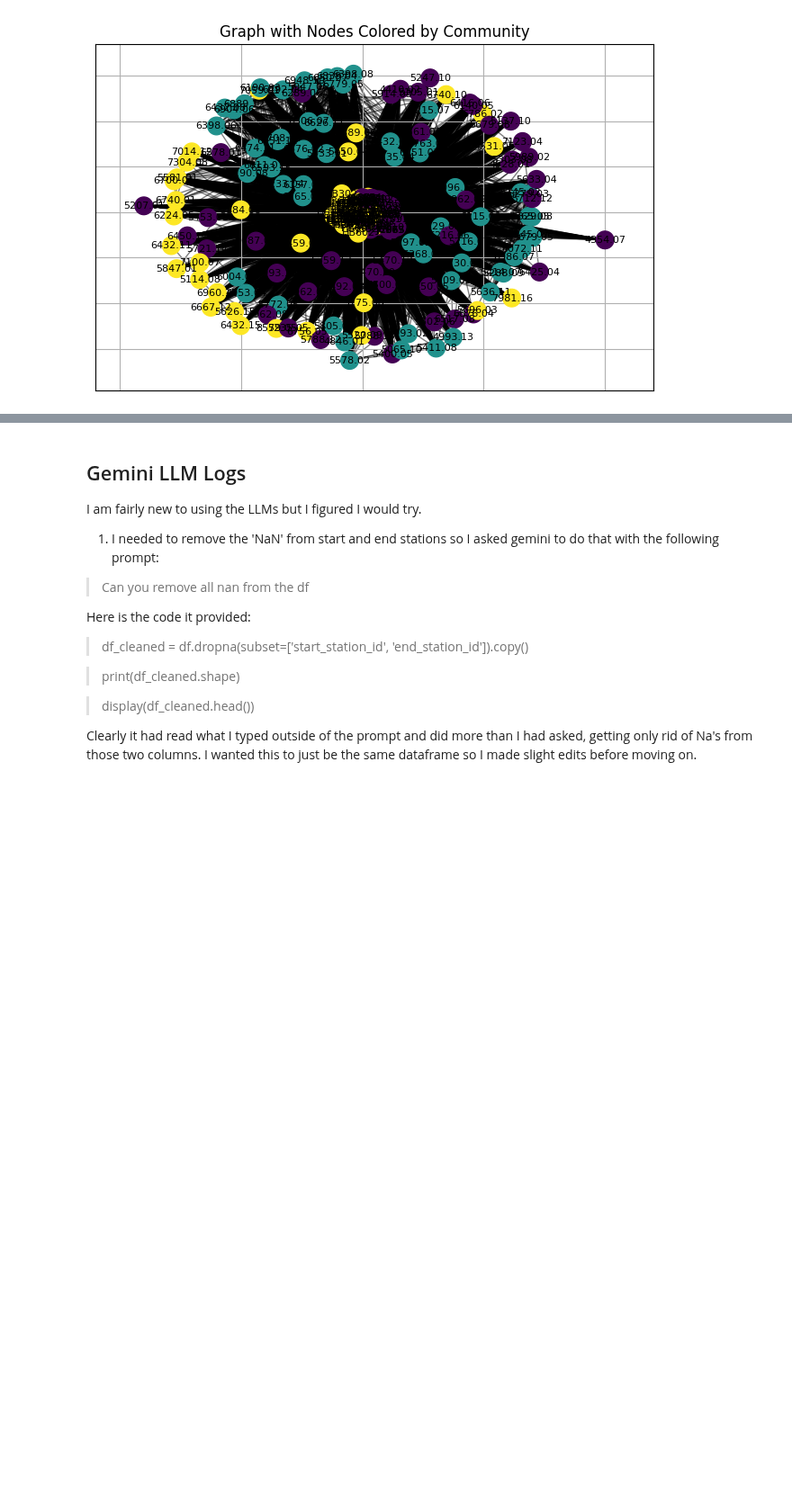
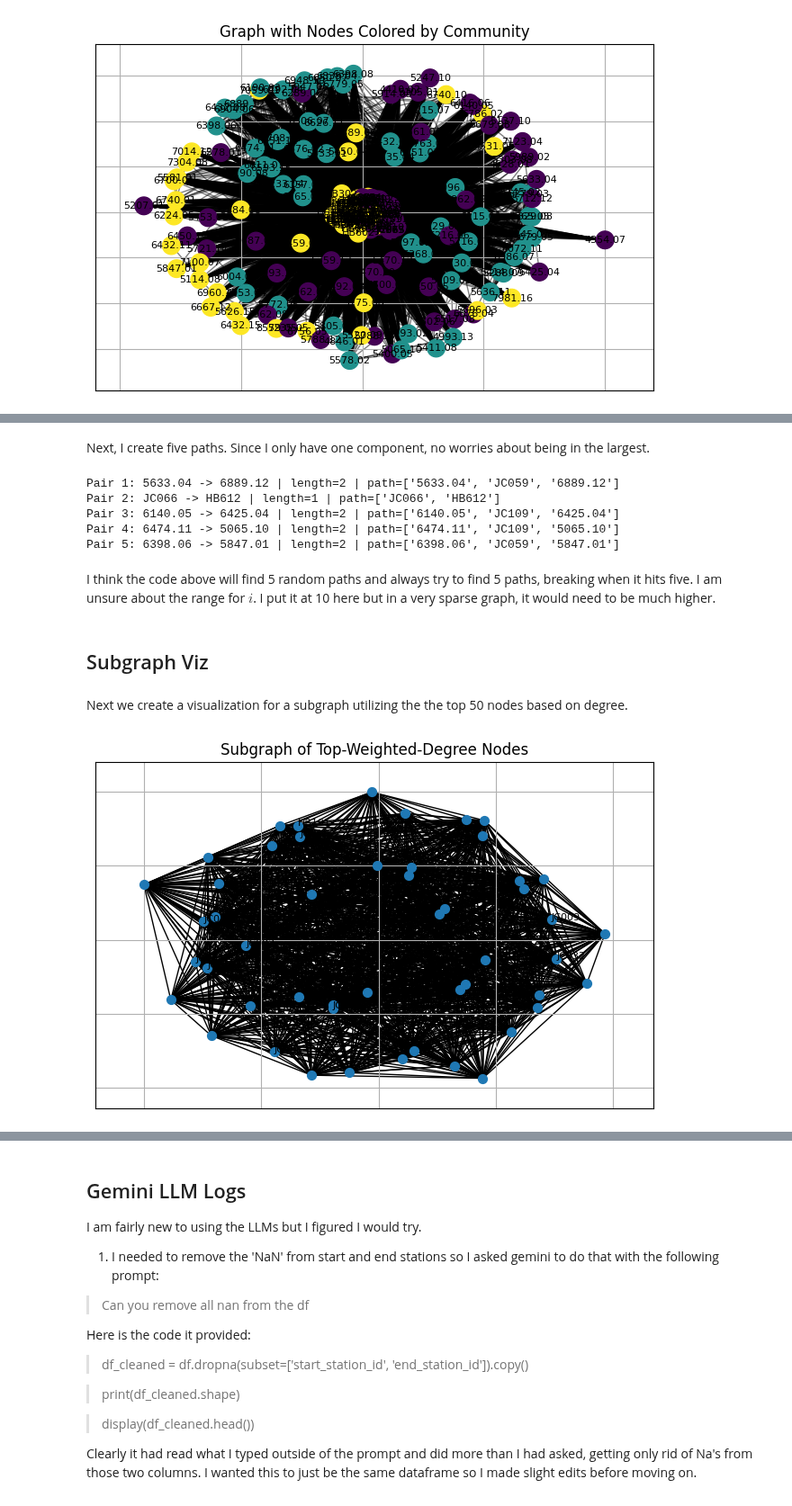
Before and after one commit to nurfnick/NetworkScience, a Jupyter notebook: HomeworkAssignments/Homework1.ipynb, the cells around one changed output, grey strips where cells are left out. Shown at 90% size. Cells and saved outputs as stored; diff of their text form; code cells hidden in the pictures; blank space fills up the shorter version.

```diff
--- a/HomeworkAssignments/Homework1.ipynb
+++ b/HomeworkAssignments/Homework1.ipynb
@@ -155,7 +155,7 @@ from networkx.algorithms import bipartite
 bottom_nodes = [n for n,d in B.nodes(data=True) if d.get('bipartite')==1]
 G = bipartite.weighted_projected_graph(B, bottom_nodes)
 largest_cc = max(nx.connected_components(G), key=len)
-G = G.subgraph(largest_cc).copy()
+#G = G.subgraph(largest_cc).copy() This was commented out because it did not change the shape of the graph.  It was already one giant component
 print('Projected G:', G.number_of_nodes(), 'nodes /', G.number_of_edges(), 'edges')
 # %% [output]
 Projected G: 213 nodes / 14250 edges
@@ -436,0 +439,43 @@ plt.show()
+# %% [markdown]
+Next, I create five paths.  Since I only have one component, no worries about being in the largest.
+# %%
+import random
+nodes = list(G.nodes())
+pathsfound = 0
+for i in range(10):
+     s, t = random.sample(nodes, 2)
+     if pathsfound >= 5:
+         break
+     try:
+         p = nx.shortest_path(G, s, t, weight=None)
+         print(f'Pair {pathsfound+1}: {s} -> {t} | length={len(p)-1} | path={p}')
+         pathsfound += 1
+     except nx.NetworkXNoPath:
+         print('No path found; resample if needed')
+# %% [output]
+Pair 1: 5633.04 -> 6889.12 | length=2 | path=['5633.04', 'JC059', '6889.12']
+Pair 2: JC066 -> HB612 | length=1 | path=['JC066', 'HB612']
+Pair 3: 6140.05 -> 6425.04 | length=2 | path=['6140.05', 'JC109', '6425.04']
+Pair 4: 6474.11 -> 5065.10 | length=2 | path=['6474.11', 'JC109', '5065.10']
+Pair 5: 6398.06 -> 5847.01 | length=2 | path=['6398.06', 'JC059', '5847.01']
+# %% [markdown]
+I think the code above will find 5 random paths and always try to find 5 paths, breaking when it hits five.  I am unsure about the range for $i$.  I put it at 10 here but in a very sparse graph, it would need to be much higher.
+# %% [markdown]
+## Subgraph Viz
+# %% [markdown]
+Next we create a visualization for a subgraph utilizing the the top 50 nodes based on degree.
+# %%
+wdeg = dict(G.degree(weight='weight'))
+top_nodes = [n for n,_ in sorted(wdeg.items(), key=lambda x: x[1], reverse=True)[:50]]
+S = G.subgraph(top_nodes).copy()
+pos = nx.spring_layout(S, seed=SEED)
+nx.draw_networkx(S, pos=pos, with_labels=False, node_size=50)
+# # Label top 10
+for n,_ in list(sorted(wdeg.items(), key=lambda x: x[1], reverse=True))[:10]:
+     if n in S:
+         x,y = pos[n]
+         plt.text(x, y, str(n), fontsize=8)
+plt.title('Subgraph of Top-Weighted-Degree Nodes')
+plt.show()
+# %% [output]
+[figure, added]
```
Also changed, not shown: parts of 9 cells of this notebook.
